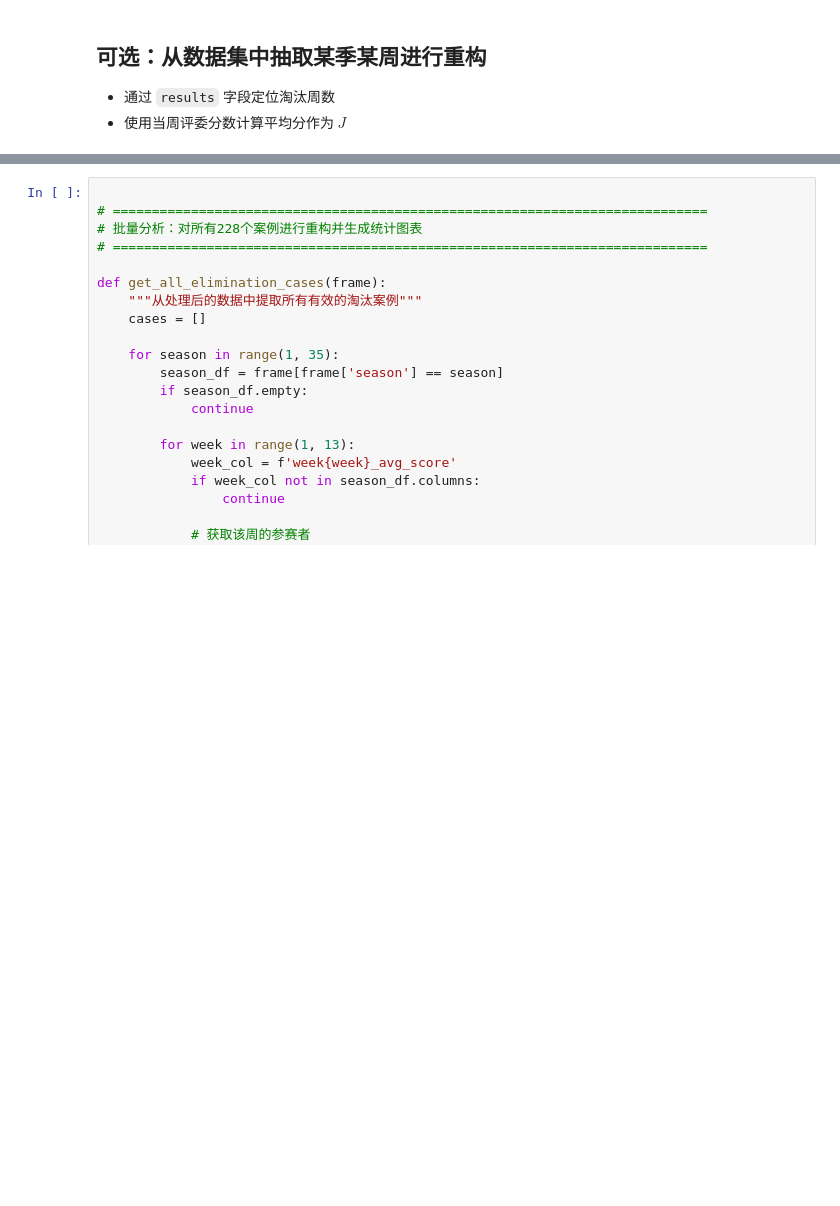
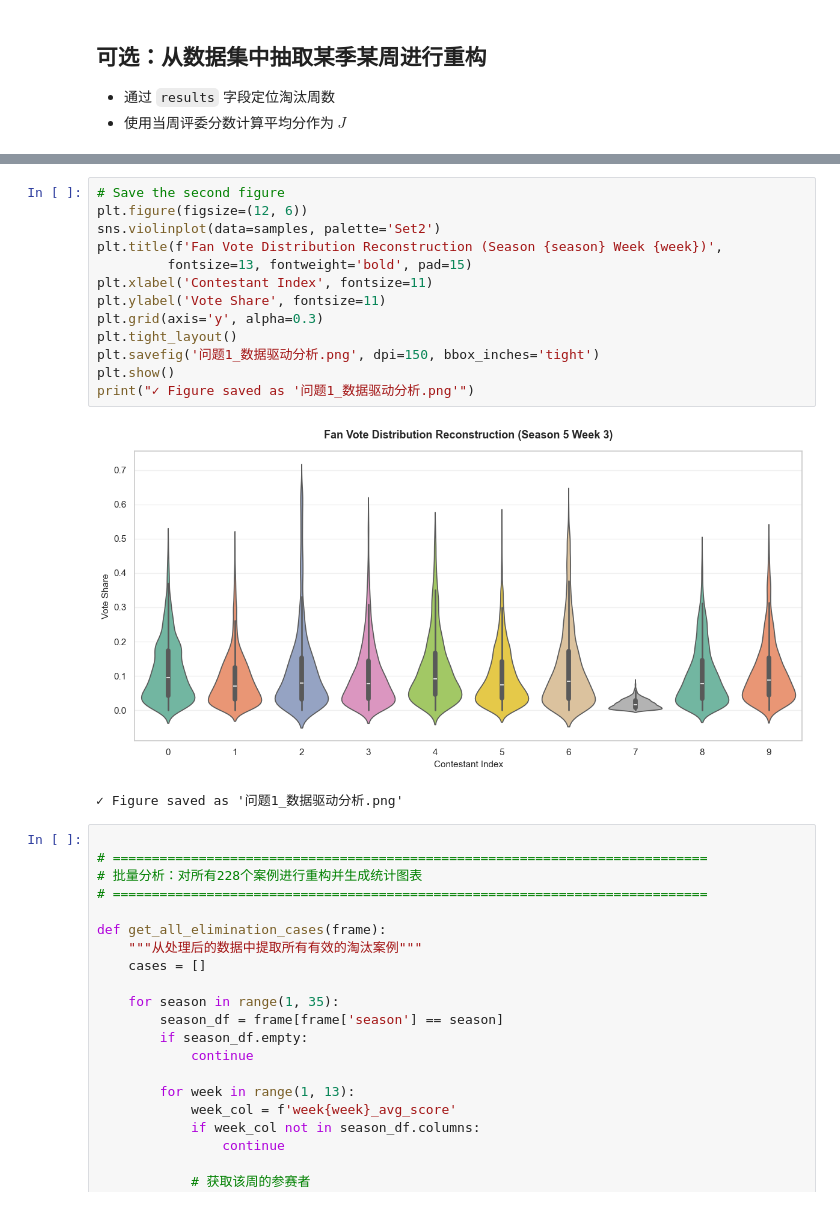
Before and after one commit to fuxiaoji/mcm, a Jupyter notebook: c/问题1_完整分析/问题1.ipynb, the cells around one changed output, grey strips where cells are left out. Drawn from its saved outputs; the diff is of its cells as text; blank space fills up the shorter version.

```diff
--- a/c/问题1_完整分析/问题1.ipynb
+++ b/c/问题1_完整分析/问题1.ipynb
@@ -384,3 +389,19 @@ Floyd Mayweather Jr.    0.106382 0.011048 0.264856
+# %%
+# Save the second figure
+plt.figure(figsize=(12, 6))
+sns.violinplot(data=samples, palette='Set2')
+plt.title(f'Fan Vote Distribution Reconstruction (Season {season} Week {week})',
+         fontsize=13, fontweight='bold', pad=15)
+plt.xlabel('Contestant Index', fontsize=11)
+plt.ylabel('Vote Share', fontsize=11)
+plt.grid(axis='y', alpha=0.3)
+plt.tight_layout()
+plt.savefig('问题1_数据驱动分析.png', dpi=150, bbox_inches='tight')
+plt.show()
+print("✓ Figure saved as '问题1_数据驱动分析.png'")
+# %% [output]
+[figure, added]
+✓ Figure saved as '问题1_数据驱动分析.png'
 # %%
 
 # ============================================================================
```
Also changed, not shown: parts of 6 cells of this notebook, 13 other files.
